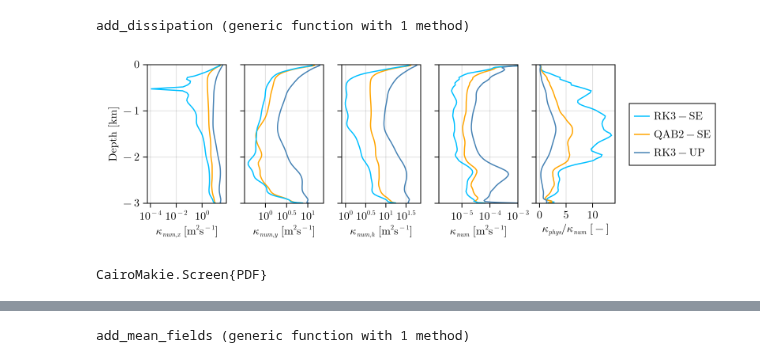
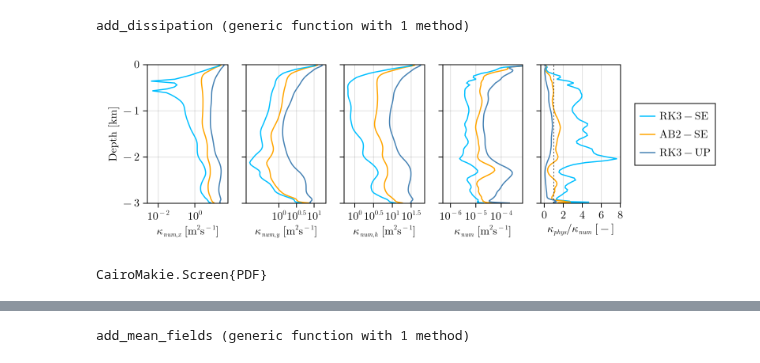
Before and after one commit to simone-silvestri/TimestepperTestCases.jl, a Jupyter notebook: Results_channel.ipynb, the cells around one changed output, grey strips where cells are left out. Saved outputs shown, nothing was run; the diff lists cells and outputs as text; code cells hidden in the pictures.

```diff
--- a/Results_channel.ipynb
+++ b/Results_channel.ipynb
@@ -77,12 +71,12 @@ get_dissipation (generic function with 1 method)
 
 # EXP = string(CLO) * string(MOM) * string(TRA) * string(TSP) * string(ZST)
 
-f1 = "timesteppers/averages_10000.jld2"
-f2 = "timesteppers/averages_10010.jld2"
-f3 = "timesteppers/averages_10310.jld2"
+f1 = "channel-simulation/averages_10010.jld2"
+f2 = "channel-simulation/averages_10000.jld2"
+f3 = "channel-simulation/averages_10310.jld2"
 
-al = get_dissipation(f1); # -> RED!!!
-rl = get_dissipation(f2); # -> BLUE!!!
+rl = get_dissipation(f1); # -> RED!!!
+al = get_dissipation(f2); # -> BLUE!!!
 r3 = get_dissipation(f3); # -> GREEN!!!
 # %%
 function add_dissipation(case)
@@ -124,8 +118,9 @@ xt1 = ([1e-4, 1e-2, 1], [L"10^{-4}", L"10^{-2}", L"10^0"])
 xt2 = ([1e+0, 10^(0.5), 10], [L"10^{0}", L"10^{0.5}", L"10^1"])
 xt3 = ([1e+0, 10^(0.5), 10, 10^1.5], [L"10^{0}", L"10^{0.5}", L"10^1", L"10^{1.5}"])
 xt4 = ([0, 2e-5, 4e-5], [L"0", L"2\cdot 10^{-5}", L"4\cdot 10^{-5}"])
-xt5 = ([1e-5, 1e-4, 1e-3, 1e-2], [L"10^{-5}", L"10^{-4}", L"10^{-3}", L"10^{-2}"])
-xt6 = ticks([0, 5, 10])
+xt5 = ([1e-6, 1e-5, 1e-4, 1e-3, 1e-2], [L"10^{-6}", L"10^{-5}", L"10^{-4}", L"10^{-3}", L"10^{-2}"])
+xt6 = ([1e-9, 1e-8, 1e-7, 1e-6, 1e-5, 1e-4, 1e-3, 1e-2], [L"10^{-9}", L"10^{-8}", L"10^{-7}", L"10^{-6}", L"10^{-5}", L"10^{-4}", L"10^{-3}", L"10^{-2}"])
+xt6 = ticks([0, 2, 4, 6, 8])
 
 xl1 = L"\kappa_{num, x} \text{ [m}^2\text{s}^{-1}\text{]}"
 xl2 = L"\kappa_{num, y} \text{ [m}^2\text{s}^{-1}\text{]}"
@@ -137,7 +132,7 @@ ax1 = Axis(fig[1, 1]; xlabel=xl1, xticks=xt1, ylabel = L"\text{Depth [km]}", yti
 ax2 = Axis(fig[1, 2]; xlabel=xl2, xticks=xt2, ylabel = "", yticks = ([-3, -2, -1, 0], ["", "", "", ""]), xscale = log10)
 ax3 = Axis(fig[1, 3]; xlabel=xl3, xticks=xt3, ylabel = "", yticks = ([-3, -2, -1, 0], ["", "", "", ""]), xscale=log10)
 ax5 = Axis(fig[1, 4]; xlabel=xl5, xticks=xt5, ylabel = "", yticks = ([-3, -2, -1, 0], ["", "", "", ""]), xscale=log10)
-ax6 = Axis(fig[1, 5]; xlabel=xl6, xticks=xt6, ylabel = "", yticks = ([-3, -2, -1, 0], ["", "", "", ""]))
+ax6 = Axis(fig[1, 5]; xlabel=xl6, xticks=xt6, ylabel = "", yticks = ([-3, -2, -1, 0], ["", "", "", ""])) #, xscale=log10)
 
 lines!(ax1, abs.(interior(al.κx, 1, 1, :)), zC, color=c3)
 lines!(ax1, abs.(interior(rl.κx, 1, 1, :)), zC, color=c1)
@@ -147,35 +142,36 @@ lines!(ax2, abs.(interior(al.κy, 1, 1, :)), zC, color=c3)
 lines!(ax2, abs.(interior(rl.κy, 1, 1, :)), zC, color=c1)
 lines!(ax2, abs.(interior(r3.κy, 1, 1, :)), zC, color=c4)
 
 lines!(ax3, abs.(interior(al.κx, 1, 1, :) .+ interior(al.κy, 1, 1, :)), zC, color=c3)
 lines!(ax3, abs.(interior(rl.κx, 1, 1, :) .+ interior(rl.κy, 1, 1, :)), zC, color=c1)
 lines!(ax3, abs.(interior(r3.κx, 1, 1, :) .+ interior(r3.κy, 1, 1, :)), zC, color=c4)
 
 lines!(ax5, abs.(interior(al.κxz, 1, 1, :) + interior(al.κyz, 1, 1, :) + interior(al.κzz, 1, 1, 1:90)), zC, color=c3)
 lines!(ax5, abs.(interior(rl.κxz, 1, 1, :) + interior(rl.κyz, 1, 1, :) + interior(rl.κzz, 1, 1, 1:90)), zC, color=c1)
 lines!(ax5, abs.(interior(r3.κxz, 1, 1, :) + interior(r3.κyz, 1, 1, :) + interior(r3.κzz, 1, 1, 1:90)), zC, color=c4)
 # lines!(ax5, zC ./ zC * 5e-6, zC, color=:grey, linestyle=:dash, linewidth=0.8)
-xlims!(ax5, 1.5e-6, 1e-3)
+xlims!(ax5, 5e-7, 7e-4)
 
 κtrl = abs.(interior(rl.κxz, 1, 1, :) + interior(rl.κyz, 1, 1, :) + interior(rl.κzz, 1, 1, 1:90))
 κtal = abs.(interior(al.κxz, 1, 1, :) + interior(al.κyz, 1, 1, :) + interior(al.κzz, 1, 1, 1:90))
 κtr3 = abs.(interior(r3.κxz, 1, 1, :) + interior(r3.κyz, 1, 1, :) + interior(r3.κzz, 1, 1, 1:90))
 
 lines!(ax6, abs.(interior(rl.κd, 1, 1, 1:90)) ./ κtrl, zC, color=c1, label=L"\text{RK3-SE}")
-lines!(ax6, abs.(interior(al.κd, 1, 1, 1:90)) ./ κtal, zC, color=c3, label=L"\text{QAB2-SE}")
+lines!(ax6, abs.(interior(al.κd, 1, 1, 1:90)) ./ κtal, zC, color=c3, label=L"\text{AB2-SE}")
 lines!(ax6, abs.(interior(r3.κd, 1, 1, 1:90)) ./ κtr3, zC, color=c4, label=L"\text{RK3-UP}")
+vlines!(ax6, 1, linestyle = :dash, color = :black, linewidth = 0.7)
 
 Legend(fig[1, 6], ax6)
 ylims!(ax1, -3, 0)
 ylims!(ax2, -3, 0)
 ylims!(ax3, -3, 0)
 ylims!(ax5, -3, 0)
 ylims!(ax6, -3, 0)
 path = "/Users/simonesilvestri/Dropbox (MIT)/Apps/Overleaf/timestepper/"
 
 display(current_figure())
 CairoMakie.save(path * "dissipation-channel.pdf", fig)
 # %% [output]
-[figure, old version]
+[figure, new version]
 CairoMakie.Screen{PDF}
 # %%
```
Also changed, not shown: parts of 7 cells of this notebook, 15 other files.
